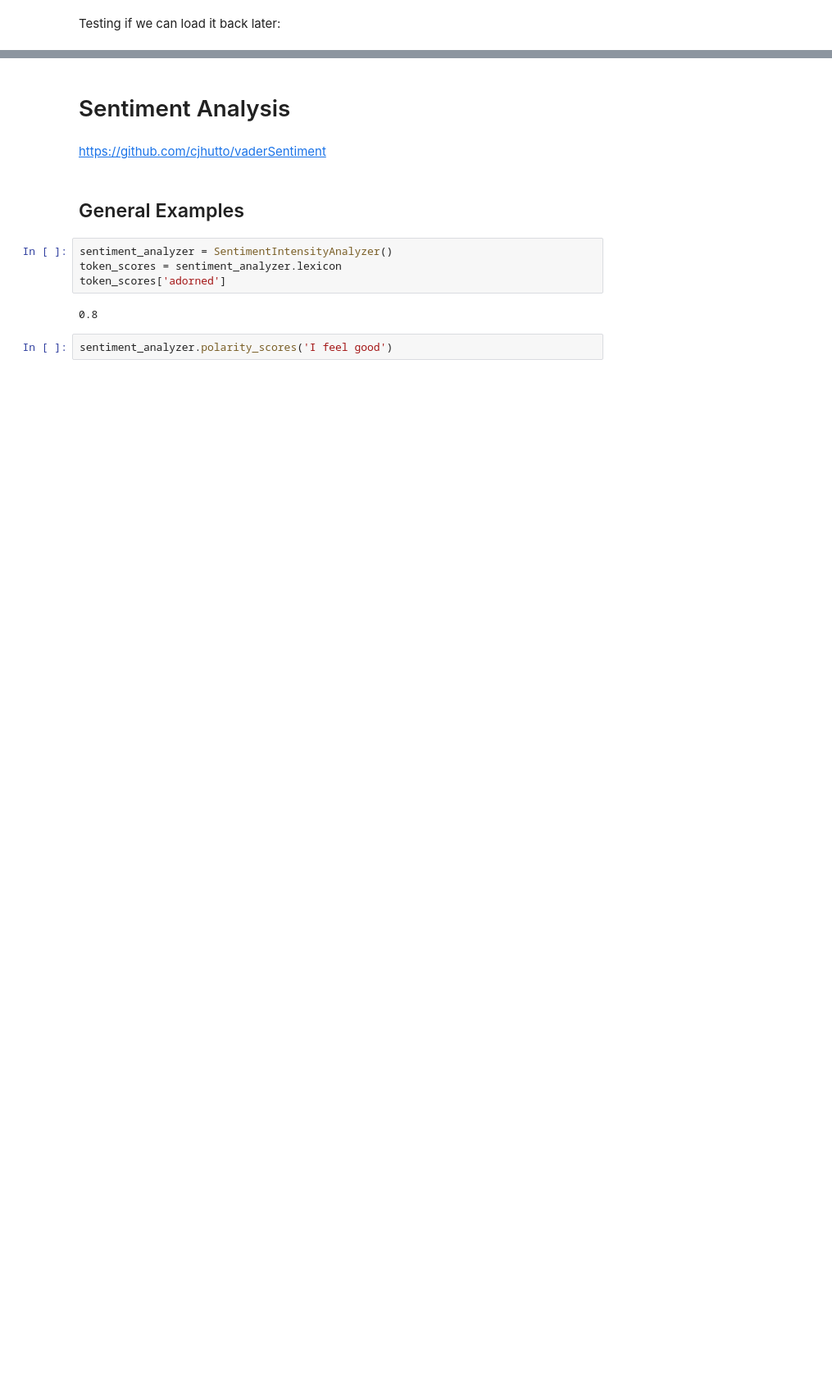
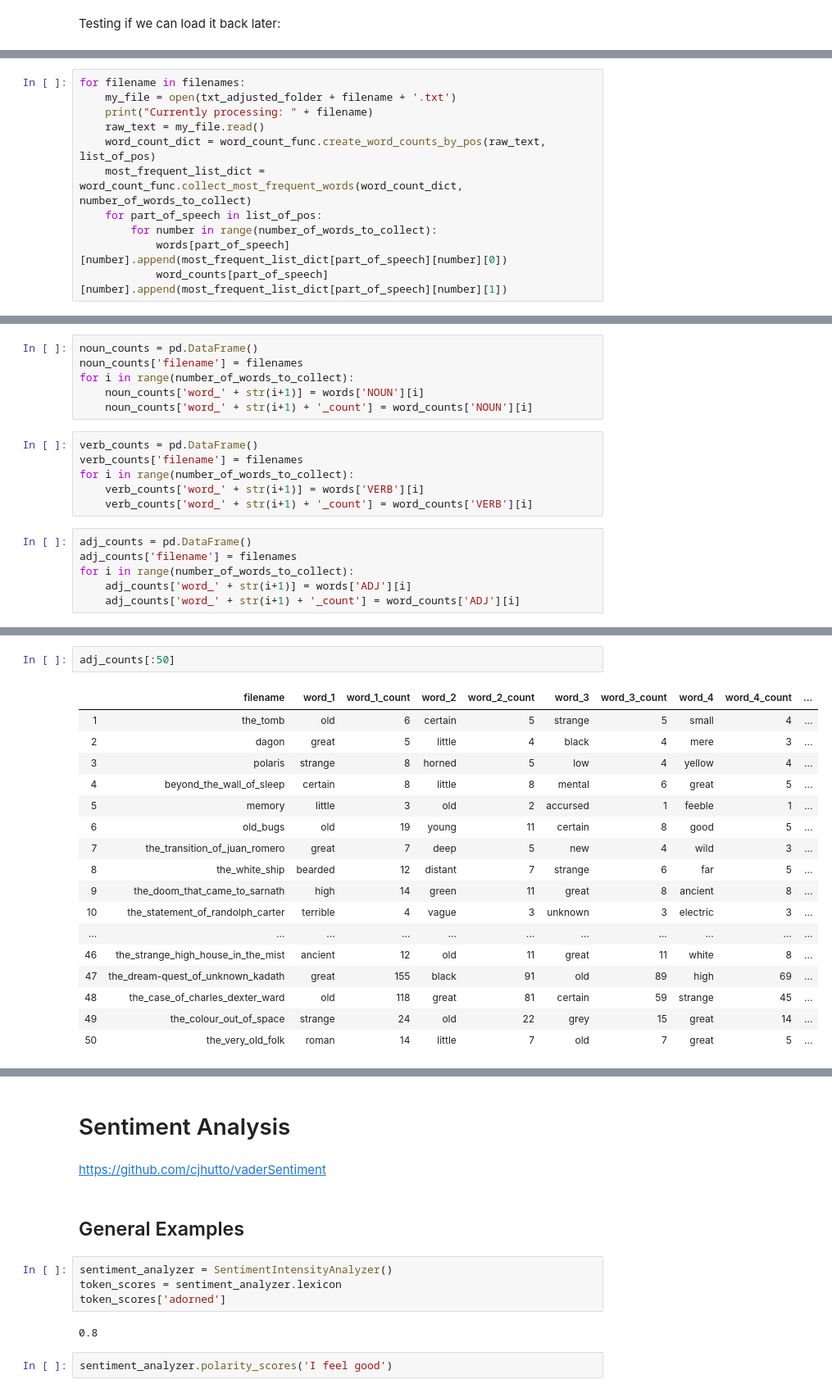
Before and after one commit to MatePocs/lovecraft, a Jupyter notebook: basic_nlp_analysis.ipynb, the cells around one changed output, grey strips where cells are left out. Shown at 82% size. Saved outputs shown, nothing was run; the diff lists cells and outputs as text; blank space fills up the shorter version.

Commit message:
word count finished

```diff
--- a/basic_nlp_analysis.ipynb
+++ b/basic_nlp_analysis.ipynb
@@ -879,0 +889,11 @@ word_count_dict['NOUN']['man']
+# %%
+for filename in filenames:
+    my_file = open(txt_adjusted_folder + filename + '.txt')
+    print("Currently processing: " + filename)
+    raw_text = my_file.read()
+    word_count_dict = word_count_func.create_word_counts_by_pos(raw_text, list_of_pos)
+    most_frequent_list_dict = word_count_func.collect_most_frequent_words(word_count_dict, number_of_words_to_collect)
+    for part_of_speech in list_of_pos:
+        for number in range(number_of_words_to_collect):
+            words[part_of_speech][number].append(most_frequent_list_dict[part_of_speech][number][0])
+            word_counts[part_of_speech][number].append(most_frequent_list_dict[part_of_speech][number][1])
@@ -879,0 +940,18 @@ word_count_dict['NOUN']['man']
+# %%
+noun_counts = pd.DataFrame()
+noun_counts['filename'] = filenames
+for i in range(number_of_words_to_collect):
+    noun_counts['word_' + str(i+1)] = words['NOUN'][i]
+    noun_counts['word_' + str(i+1) + '_count'] = word_counts['NOUN'][i]
+# %%
+verb_counts = pd.DataFrame()
+verb_counts['filename'] = filenames
+for i in range(number_of_words_to_collect):
+    verb_counts['word_' + str(i+1)] = words['VERB'][i]
+    verb_counts['word_' + str(i+1) + '_count'] = word_counts['VERB'][i]
+# %%
+adj_counts = pd.DataFrame()
+adj_counts['filename'] = filenames
+for i in range(number_of_words_to_collect):
+    adj_counts['word_' + str(i+1)] = words['ADJ'][i]
+    adj_counts['word_' + str(i+1) + '_count'] = word_counts['ADJ'][i]
@@ -879,0 +963,20 @@ word_count_dict['NOUN']['man']
+# %%
+adj_counts[:50]
+# %% [output]
+|  | filename | word_1 | word_1_count | word_2 | word_2_count | word_3 | word_3_count | word_4 | word_4_count | ... |
+| 1 | the_tomb | old | 6 | certain | 5 | strange | 5 | small | 4 | ... |
+| 2 | dagon | great | 5 | little | 4 | black | 4 | mere | 3 | ... |
+| 3 | polaris | strange | 8 | horned | 5 | low | 4 | yellow | 4 | ... |
+| 4 | beyond_the_wall_of_sleep | certain | 8 | little | 8 | mental | 6 | great | 5 | ... |
+| 5 | memory | little | 3 | old | 2 | accursed | 1 | feeble | 1 | ... |
+| 6 | old_bugs | old | 19 | young | 11 | certain | 8 | good | 5 | ... |
+| 7 | the_transition_of_juan_romero | great | 7 | deep | 5 | new | 4 | wild | 3 | ... |
+| 8 | the_white_ship | bearded | 12 | distant | 7 | strange | 6 | far | 5 | ... |
+| 9 | the_doom_that_came_to_sarnath | high | 14 | green | 11 | great | 8 | ancient | 8 | ... |
+| 10 | the_statement_of_randolph_carter | terrible | 4 | vague | 3 | unknown | 3 | electric | 3 | ... |
+| ... | ... | ... | ... | ... | ... | ... | ... | ... | ... | ... |
+| 46 | the_strange_high_house_in_the_mist | ancient | 12 | old | 11 | great | 11 | white | 8 | ... |
+| 47 | the_dream-quest_of_unknown_kadath | great | 155 | black | 91 | old | 89 | high | 69 | ... |
+| 48 | the_case_of_charles_dexter_ward | old | 118 | great | 81 | certain | 59 | strange | 45 | ... |
+| 49 | the_colour_out_of_space | strange | 24 | old | 22 | grey | 15 | great | 14 | ... |
+| 50 | the_very_old_folk | roman | 14 | little | 7 | old | 7 | great | 5 | ... |
```
Also changed, not shown: parts of 23 cells of this notebook, 3 other files.
